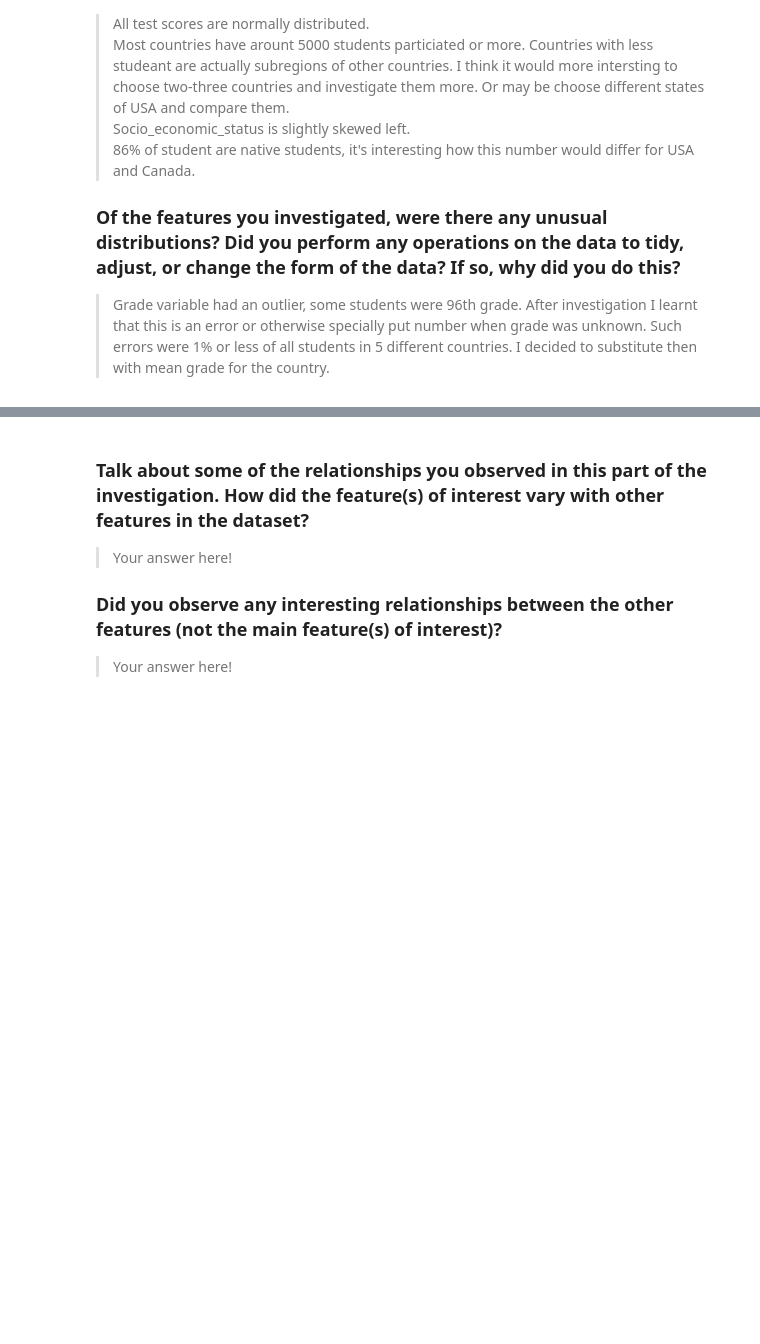
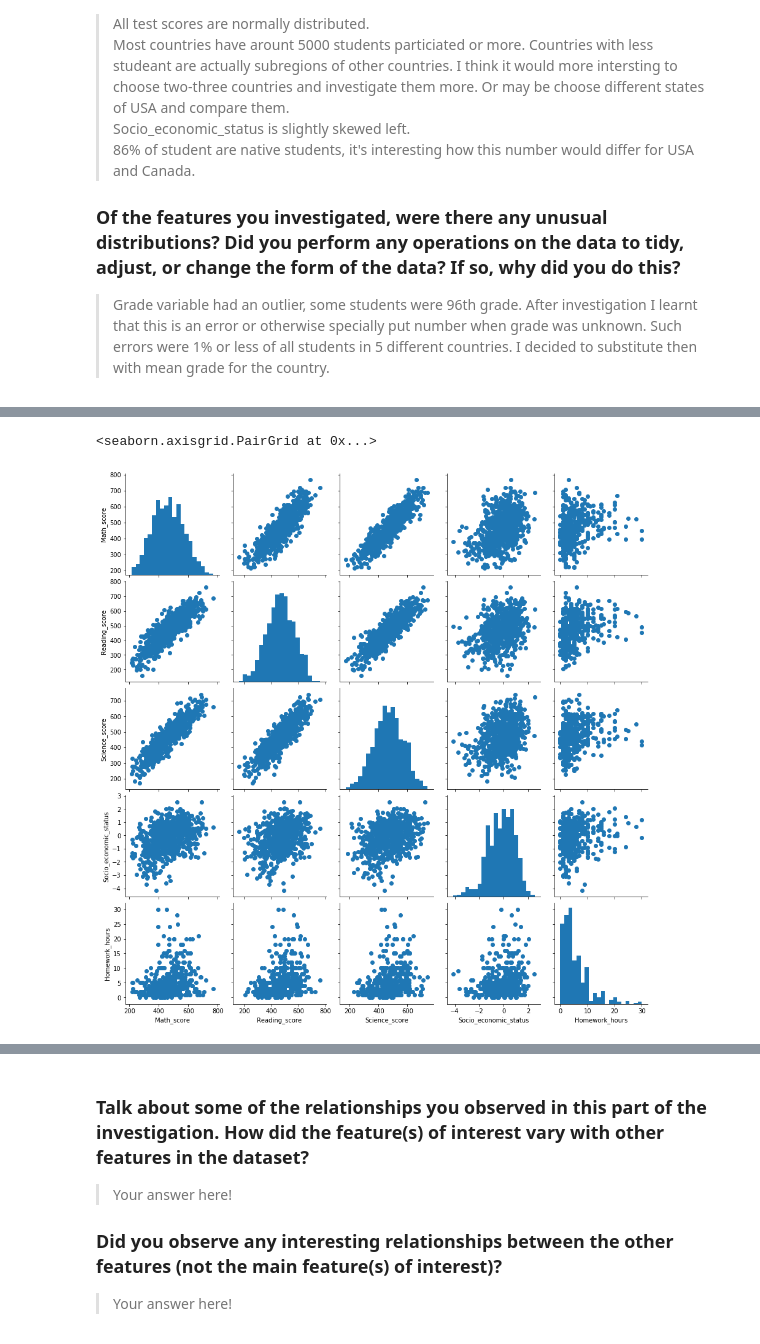
Before and after one commit to Anyra20/CommunicateDataProject, a Jupyter notebook: exploration_template.ipynb, the cells around one changed output, grey strips where cells are left out. Cells and saved outputs as stored; diff of their text form; code cells hidden in the pictures; blank space fills up the shorter version.

```diff
--- a/exploration_template.ipynb
+++ b/exploration_template.ipynb
@@ -401,0 +406,10 @@ fashion in the previous section (univariate exploration).
+# %%
+samples = np.random.choice(pisa.shape[0], 700, replace = False)
+pisa_samp = pisa.loc[samples,:]
+
+g = sb.PairGrid(data = pisa_samp, vars = numeric_features)
+g = g.map_diag(plt.hist, bins = 20);
+g.map_offdiag(plt.scatter)
+# %% [output]
+<seaborn.axisgrid.PairGrid at 0x...>
+[figure, added]
```
Also changed, not shown: parts of 20 cells of this notebook.
